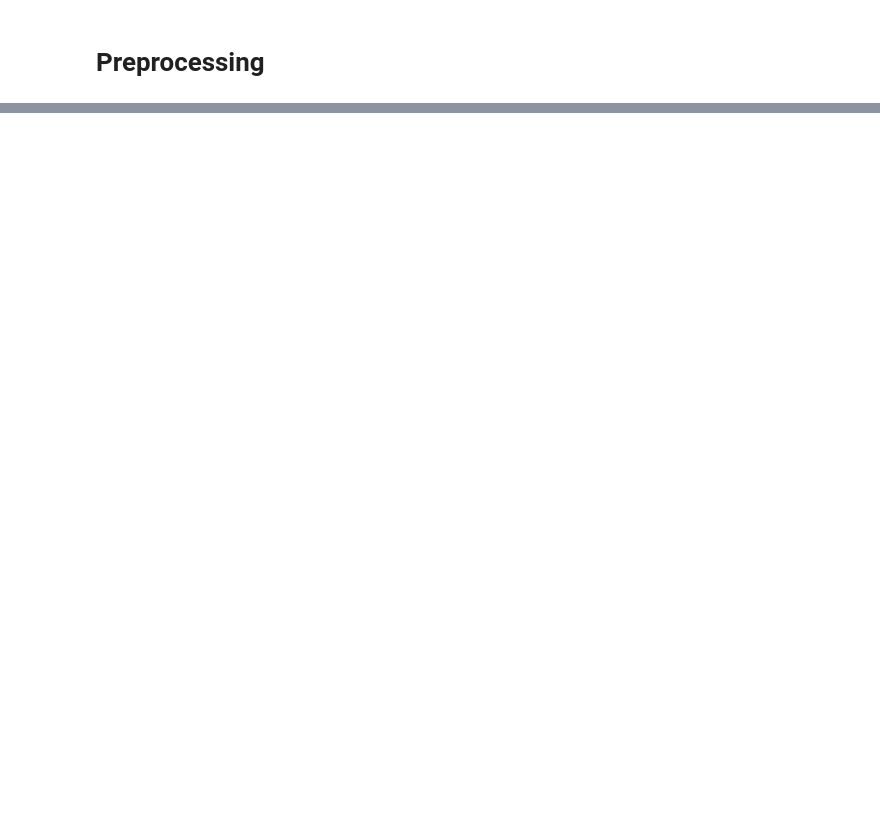
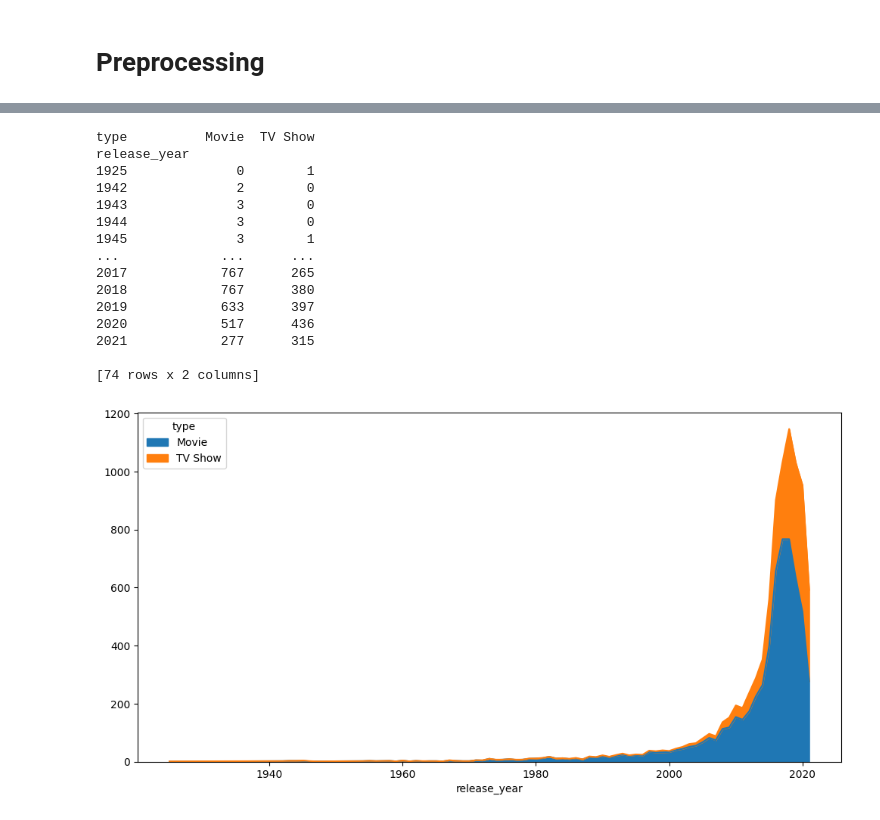
Before and after one commit to fxrxhmohamed/DEPI_Projects, a Jupyter notebook: DataAnalysis/pandas_session_2.ipynb, the cells around one changed output, grey strips where cells are left out. Saved outputs shown, nothing was run; the diff lists cells and outputs as text; code cells hidden in the pictures; blank space fills up the shorter version.

```diff
--- a/DataAnalysis/pandas_session_2.ipynb
+++ b/DataAnalysis/pandas_session_2.ipynb
@@ -310,0 +401,22 @@ memory usage: 58.9+ KB
+# %%
+movies_per_type_per_year = data.groupby(['release_year', 'type']).size().unstack(fill_value=0)
+print(movies_per_type_per_year)
+movies_per_type_per_year.plot(kind='area',figsize=(12, 6))
+plt.show()
+# %% [output]
+type          Movie  TV Show
+release_year
+1925              0        1
+1942              2        0
+1943              3        0
+1944              3        0
+1945              3        1
+...             ...      ...
+2017            767      265
+2018            767      380
+2019            633      397
+2020            517      436
+2021            277      315
+
+[74 rows x 2 columns]
+[figure, added]
```
Also changed, not shown: parts of 21 cells of this notebook.
